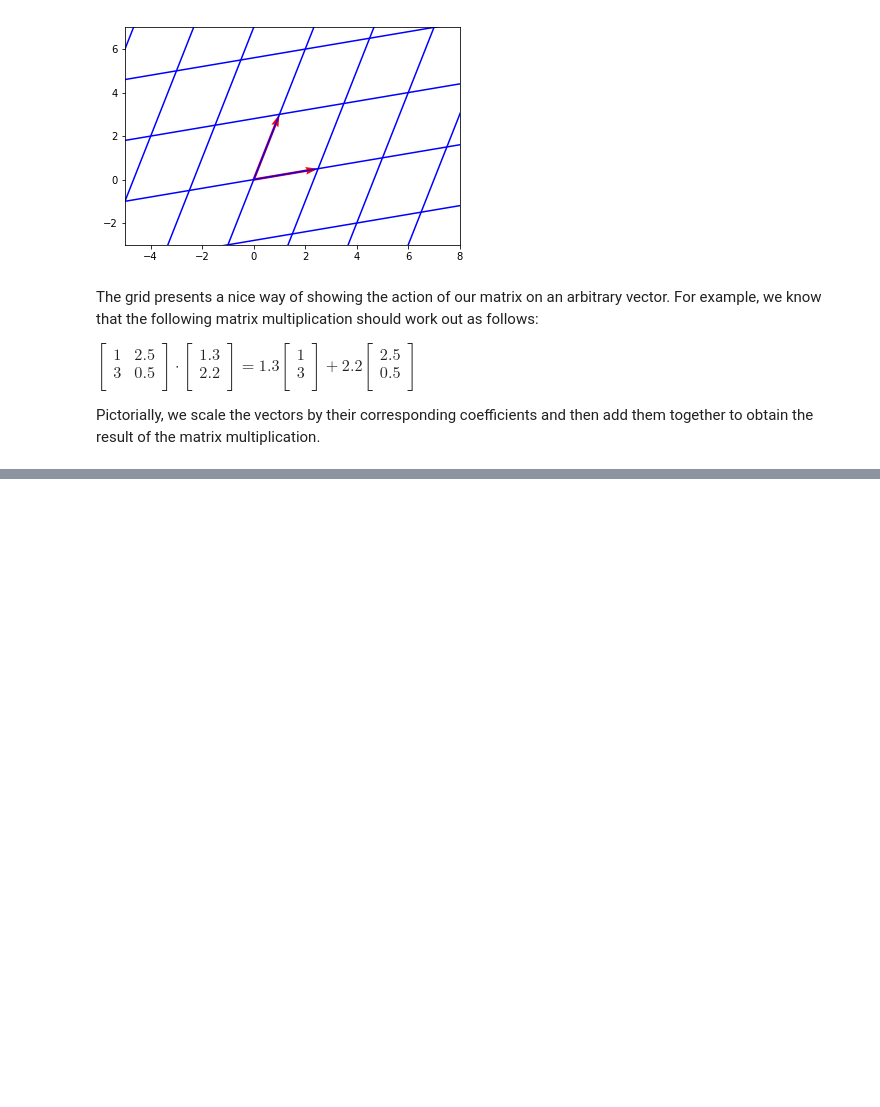
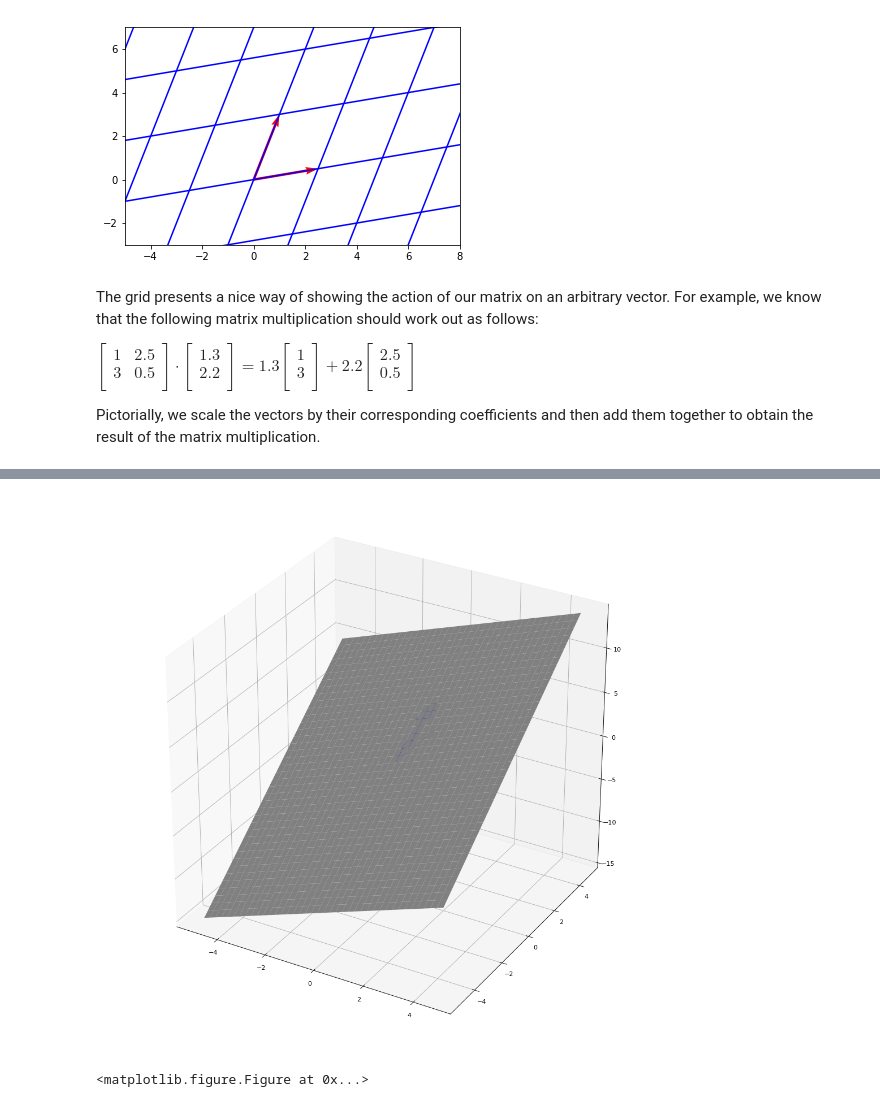
Before and after one commit to kaw112/jupyterNotebooks, a Jupyter notebook: Matrices.ipynb, the cells around one changed output, grey strips where cells are left out. Cells and saved outputs as stored; diff of their text form; code cells hidden in the pictures; blank space fills up the shorter version.

```diff
--- a/Matrices.ipynb
+++ b/Matrices.ipynb
@@ -262,0 +307,25 @@ The notion of being able to construct grids in this way can be expanded to any n
+# %%
+import numpy as np
+from mpl_toolkits.mplot3d import Axes3D
+from matplotlib import cm
+
+fig = plt.figure(figsize=(16, 16), dpi= 80, facecolor='w', edgecolor='k')
+ax = fig.add_subplot(111,projection='3d')
+v1 = np.array([1,1,3])
+v2 = np.array([0.5,2,4.5])
+fig = plt.figure()
+
+
+X = np.arange(-5, 5, 0.25)
+Y = np.arange(-5, 5, 0.25)
+X, Y = np.meshgrid(X, Y)
+Z = X+2*Y
+
+ax.plot_surface(X, Y, Z, color='w')
+ax.quiver(0,0,0.1, 1,1,3, color = 'b')
+ax.quiver(0,0,0.1, 0.5,2,4.5, color = 'b', linewidth = 10)
+
+plt.show()
+# %% [output]
+[figure, added]
+<matplotlib.figure.Figure at 0x...>
```
Also changed, not shown: parts of 4 cells of this notebook, 1 other file.
